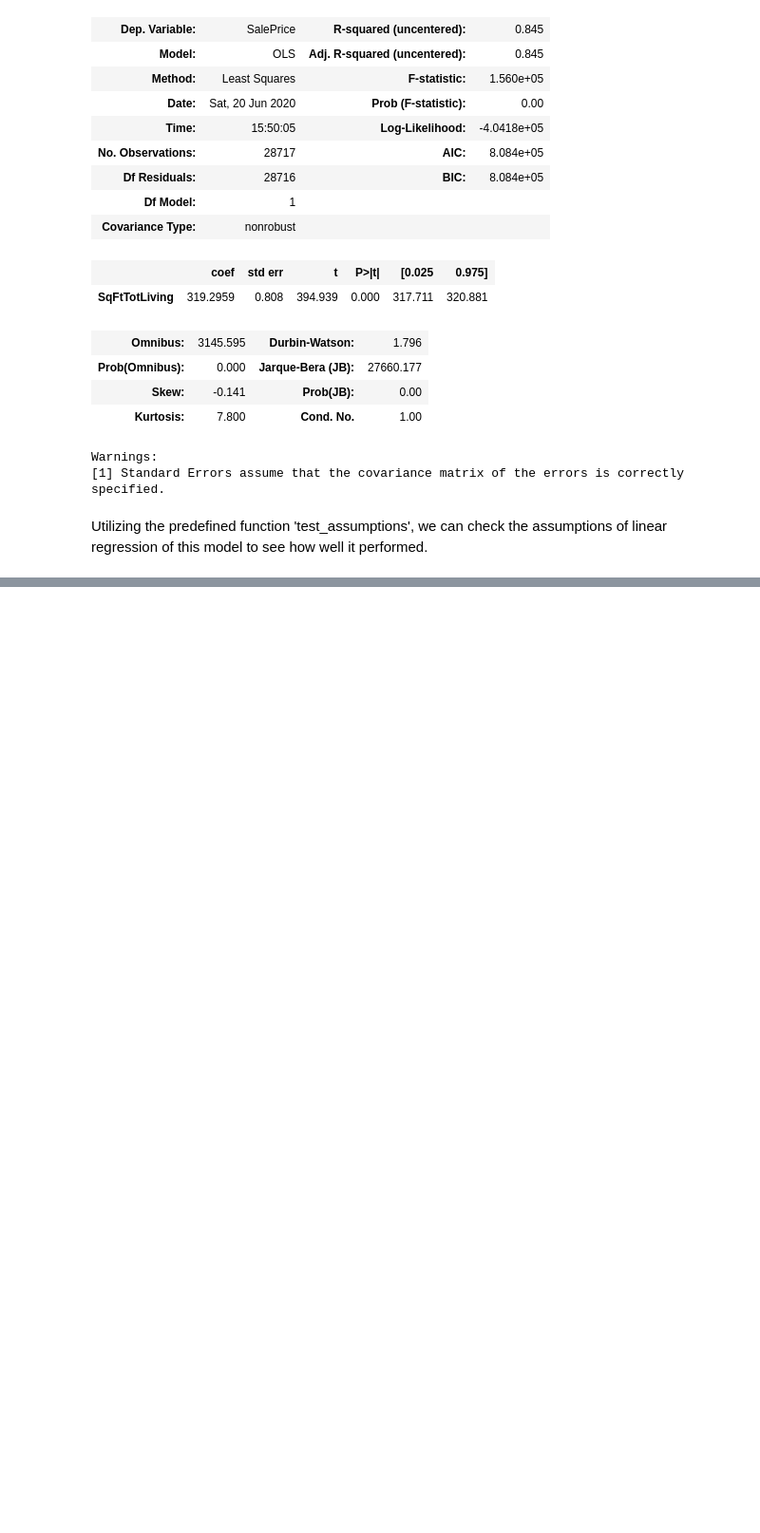
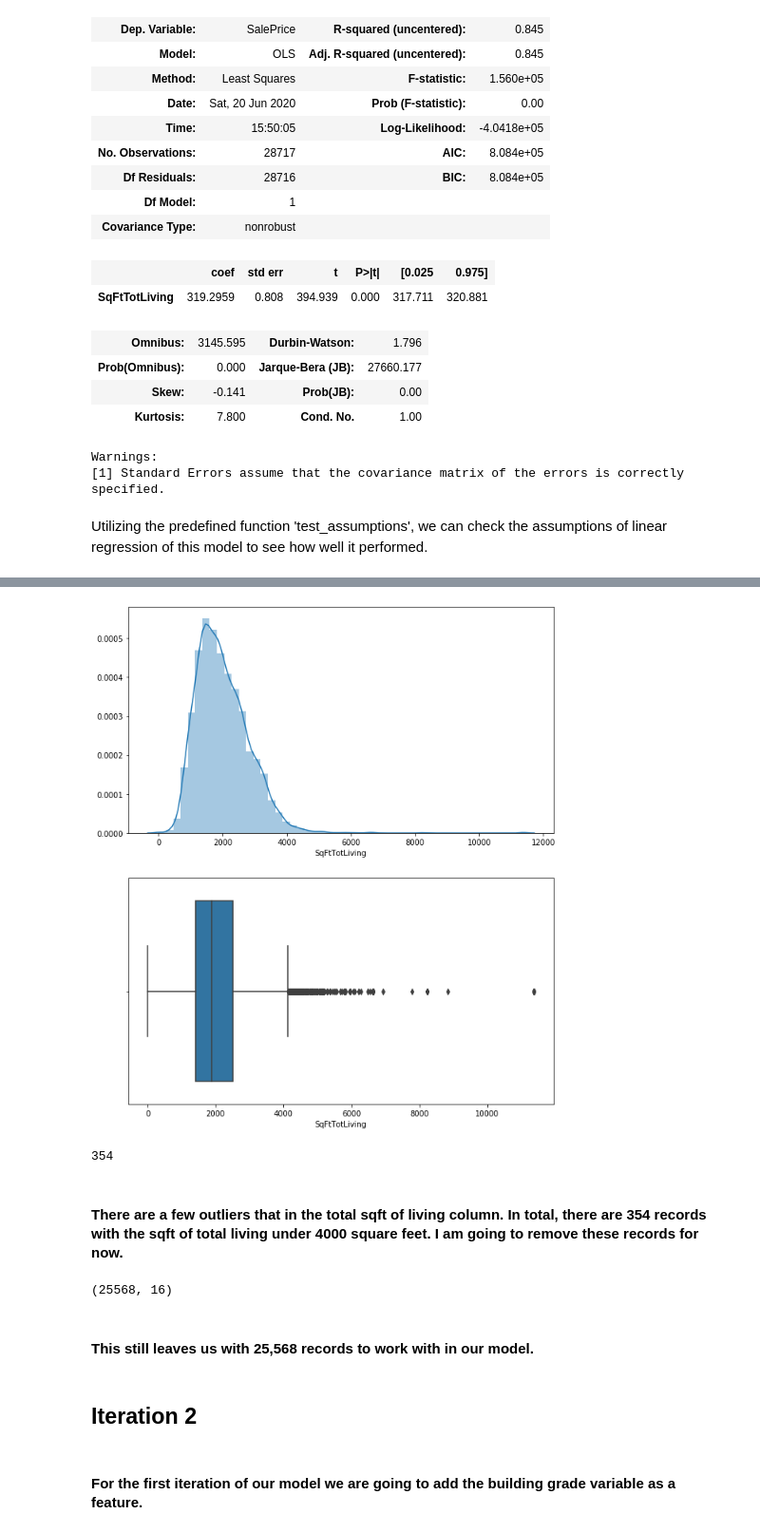
Before and after one commit to KarimOliver/mod_2_flatiron_project, a Jupyter notebook: notebooks/report/final_notebook.ipynb, the cells around one changed output, grey strips where cells are left out. Shown at 95% size. Drawn from its saved outputs; the diff is of its cells as text; code cells hidden in the pictures; blank space fills up the shorter version.

```diff
--- a/notebooks/report/final_notebook.ipynb
+++ b/notebooks/report/final_notebook.ipynb
@@ -195,0 +283,10 @@ Utilizing the predefined function 'test_assumptions', we can check the assumptio
+# %%
+mc.plot_dist(model_df['SqFtTotLiving'])
+# %% [output]
+[figure, added]
+# %%
+sum(model_df['SqFtTotLiving'] > 4000)
+# %% [output]
+354
+# %% [markdown]
+#### There are a few outliers that in the total sqft of living column. In total, there are 354 records with the sqft of total living under 4000 square feet. I am going to remove these records for now.
@@ -195,0 +295,10 @@ Utilizing the predefined function 'test_assumptions', we can check the assumptio
+# %%
+model_df.shape
+# %% [output]
+(25568, 16)
+# %% [markdown]
+#### This still leaves us with 25,568 records to work with in our model.
+# %% [markdown]
+## Iteration 2
+# %% [markdown]
+#### For the first iteration of our model we are going to add the building grade variable as a feature.
```
Also changed, not shown: parts of 41 cells of this notebook, 3 other files.
